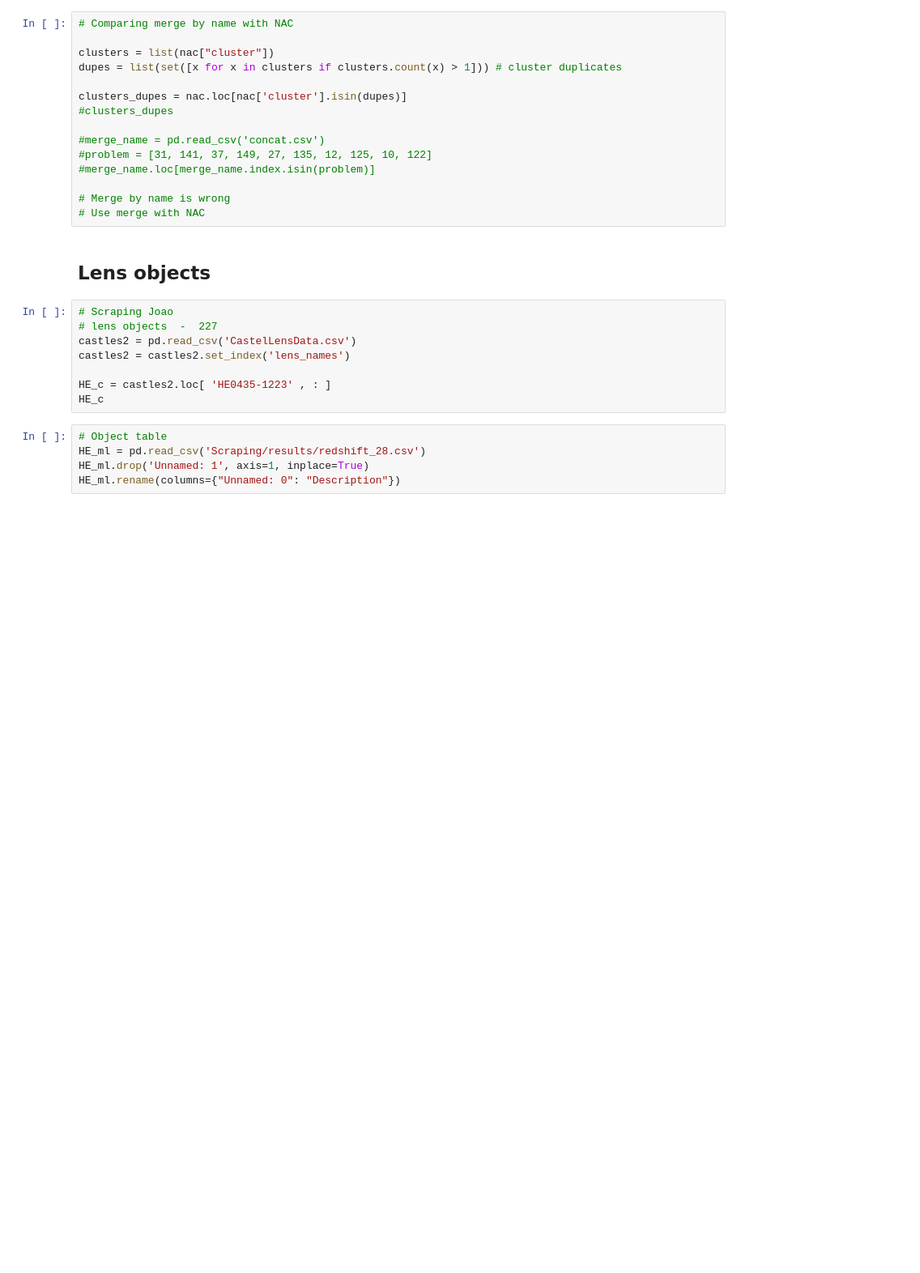
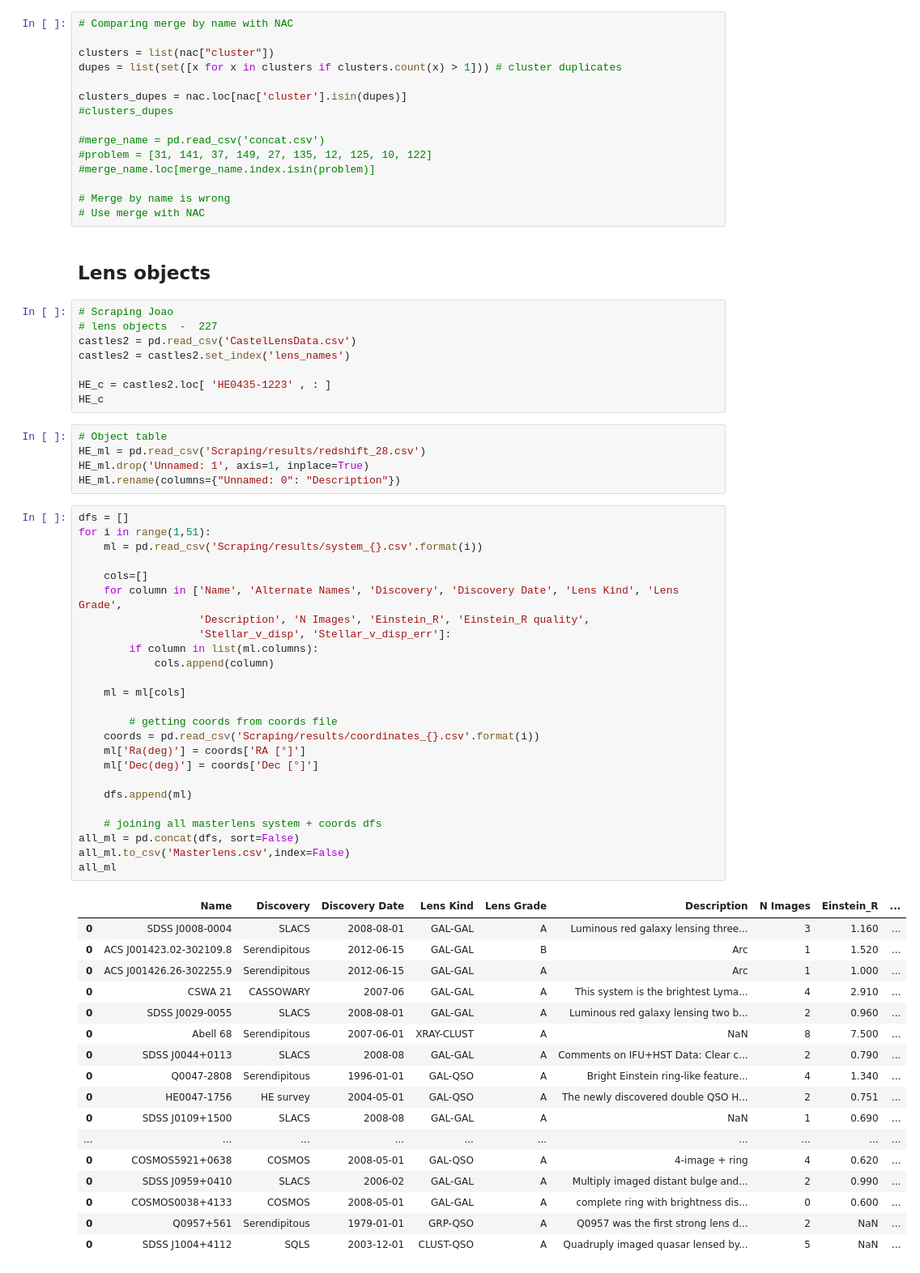
Before and after one commit to vivianemm/GLquasars, a Jupyter notebook: Database/Integration.ipynb, the cells around one changed output. Shown at 81% size. Cells and saved outputs as stored; diff of their text form; blank space fills up the shorter version.

```diff
--- a/Database/Integration.ipynb
+++ b/Database/Integration.ipynb
@@ -251,3 +255,46 @@ HE_c
 HE_ml = pd.read_csv('Scraping/results/redshift_28.csv')
 HE_ml.drop('Unnamed: 1', axis=1, inplace=True)
 HE_ml.rename(columns={"Unnamed: 0": "Description"})
+# %%
+dfs = []
+for i in range(1,51):
+    ml = pd.read_csv('Scraping/results/system_{}.csv'.format(i))
+
+    cols=[]
+    for column in ['Name', 'Alternate Names', 'Discovery', 'Discovery Date', 'Lens Kind', 'Lens Grade',
+                   'Description', 'N Images', 'Einstein_R', 'Einstein_R quality',
+                   'Stellar_v_disp', 'Stellar_v_disp_err']:
+        if column in list(ml.columns):
+            cols.append(column)
+
+    ml = ml[cols]
+
+        # getting coords from coords file
+    coords = pd.read_csv('Scraping/results/coordinates_{}.csv'.format(i))
+    ml['Ra(deg)'] = coords['RA [°]']
+    ml['Dec(deg)'] = coords['Dec [°]']
+
+    dfs.append(ml)
+
+    # joining all masterlens system + coords dfs
+all_ml = pd.concat(dfs, sort=False)
+all_ml.to_csv('Masterlens.csv',index=False)
+all_ml
+# %% [output]
+|  | Name | Discovery | Discovery Date | Lens Kind | Lens Grade | Description | N Images | Einstein_R | ... |
+| 0 | SDSS J0008-0004 | SLACS | 2008-08-01 | GAL-GAL | A | Luminous red galaxy lensing three... | 3 | 1.160 | ... |
+| 0 | ACS J001423.02-302109.8 | Serendipitous | 2012-06-15 | GAL-GAL | B | Arc | 1 | 1.520 | ... |
+| 0 | ACS J001426.26-302255.9 | Serendipitous | 2012-06-15 | GAL-GAL | A | Arc | 1 | 1.000 | ... |
+| 0 | CSWA 21 | CASSOWARY | 2007-06 | GAL-GAL | A | This system is the brightest Lyma... | 4 | 2.910 | ... |
+| 0 | SDSS J0029-0055 | SLACS | 2008-08-01 | GAL-GAL | A | Luminous red galaxy lensing two b... | 2 | 0.960 | ... |
+| 0 | Abell 68 | Serendipitous | 2007-06-01 | XRAY-CLUST | A | NaN | 8 | 7.500 | ... |
+| 0 | SDSS J0044+0113 | SLACS | 2008-08 | GAL-GAL | A | Comments on IFU+HST Data: Clear c... | 2 | 0.790 | ... |
+| 0 | Q0047-2808 | Serendipitous | 1996-01-01 | GAL-QSO | A | Bright Einstein ring-like feature... | 4 | 1.340 | ... |
+| 0 | HE0047-1756 | HE survey | 2004-05-01 | GAL-QSO | A | The newly discovered double QSO H... | 2 | 0.751 | ... |
+| 0 | SDSS J0109+1500 | SLACS | 2008-08 | GAL-GAL | A | NaN | 1 | 0.690 | ... |
+| ... | ... | ... | ... | ... | ... | ... | ... | ... | ... |
+| 0 | COSMOS5921+0638 | COSMOS | 2008-05-01 | GAL-QSO | A | 4-image + ring | 4 | 0.620 | ... |
+| 0 | SDSS J0959+0410 | SLACS | 2006-02 | GAL-GAL | A | Multiply imaged distant bulge and... | 2 | 0.990 | ... |
+| 0 | COSMOS0038+4133 | COSMOS | 2008-05-01 | GAL-GAL | A | complete ring with brightness dis... | 0 | 0.600 | ... |
+| 0 | Q0957+561 | Serendipitous | 1979-01-01 | GRP-QSO | A | Q0957 was the first strong lens d... | 2 | NaN | ... |
+| 0 | SDSS J1004+4112 | SQLS | 2003-12-01 | CLUST-QSO | A | Quadruply imaged quasar lensed by... | 5 | NaN | ... |
```
Also changed, not shown: parts of 3 cells of this notebook, 2 other files.
